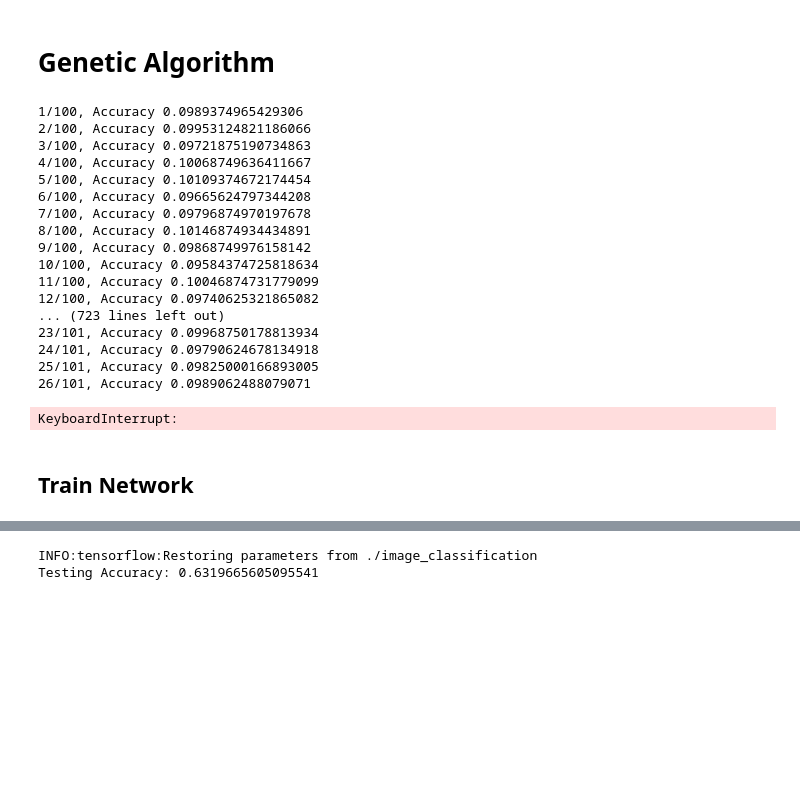
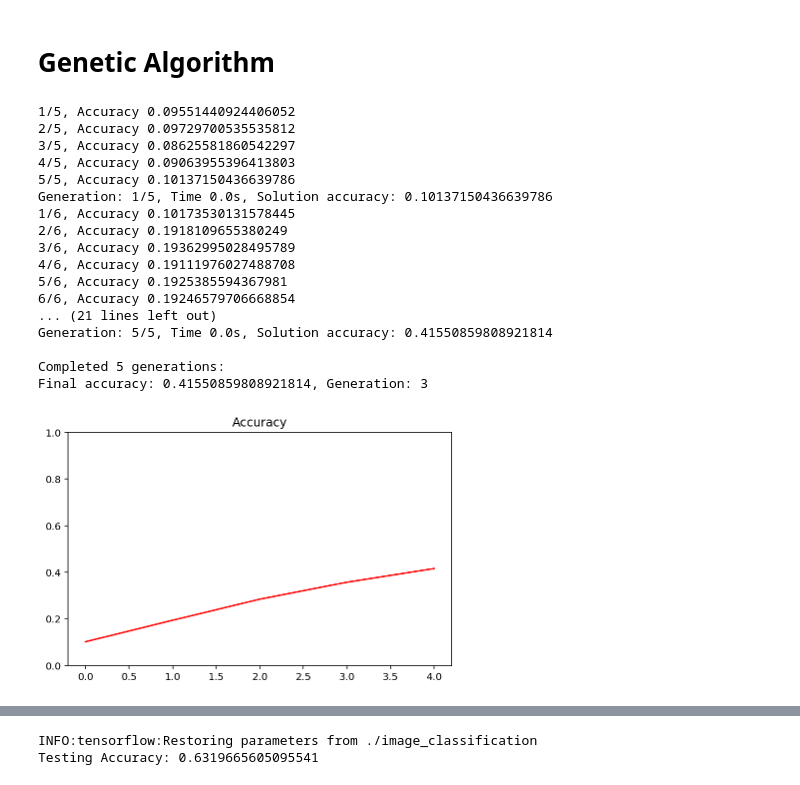
Before and after one commit to Xpitfire/deep-learning, a Jupyter notebook: experiments/Genetic_Algorithm_NN_Weights_Training.ipynb, the cells around one changed output, grey strips where cells are left out. Saved outputs shown, nothing was run; the diff lists cells and outputs as text; code cells hidden in the pictures; blank space fills up the shorter version.

```diff
--- a/experiments/Genetic_Algorithm_NN_Weights_Training.ipynb
+++ b/experiments/Genetic_Algorithm_NN_Weights_Training.ipynb
@@ -291,10 +329,10 @@ class Population(object):
             p.fitness()
             print('{}/{}, Accuracy {}'.format(i+1,
                                               population_length,
-                                              p.score))
+                                              p.accuracy))
 
         self.current_best_individual = self.evaluate_current_best_individual()
-        self.current_best_solution = self.current_best_individual.score
+        self.current_best_solution = self.current_best_individual.accuracy
         if self.global_best_individual == None or self.global_best_solution < self.current_best_solution:
             self.global_best_individual = self.current_best_individual
             self.global_best_solution = self.current_best_solution
@@ -335,7 +373,7 @@ class Population(object):
         self.generation += 1
 
     def evaluate_current_best_individual(self):
-        return max(self.population, key=attrgetter('score'))
+        return max(self.population, key=attrgetter('accuracy'))
 
     def found_solution(self):
         return self.global_best_solution >= self.solution_threshold
@@ -343,52 +381,61 @@ class Population(object):
     def add_individual(self, individual):
         self.population.append(individual)
 
-    def print_score(self):
+    def print_accuracy(self):
         if self.generation == 0:
             return
-        print('Generation: {}/{}, Time {:2.2}s, Solution score: {}'.format(
+        print('Generation: {}/{}, Time {:2.2}s, Solution accuracy: {}'.format(
             self.generation,
             self.max_generations,
             self.global_best_individual.evaluation_time,
             self.global_best_solution))
 # %%
 # hypter-parameters
-max_generations = 10
-population_size = 100
-mutation_rate = 0.05
+max_generations = 5
+population_size = 5
+mutation_rate = .5
 # %%
 def execute(max_generations, population_size, mutation_rate, display_interval=1):
     population = Population(population_size, max_generations)
     population.generate()
+    accuracies = []
     while not population.found_solution() and population.generation < max_generations:
         population.evolve_generation()
         if population.generation % display_interval == 0:
-            population.print_score()
+            population.print_accuracy()
+        accuracies.append(population.global_best_individual.accuracy)
     best_individual = population.global_best_individual
-    print('\nCompleted {} generations:\nFinal score: {}, Generation: {}'.format(
+    print('\nCompleted {} generations:\nFinal accuracy: {}, Generation: {}'.format(
         population.generation,
-        best_individual.score,
+        best_individual.accuracy,
         best_individual.generation))
+
+    acc_plot = plt.subplot(111)
+    acc_plot.set_title('Accuracy')
+    acc_plot.plot(range(max_generations), accuracies, 'r', label='Accuracy')
+    acc_plot.set_ylim([0, 1.0])
+    plt.tight_layout()
+    plt.show()
+
+    return best_individual
 # %%
-execute(max_generations, population_size, mutation_rate)
+best_individ = execute(max_generations, population_size, mutation_rate)
 # %% [output]
-1/100, Accuracy 0.0989374965429306
-2/100, Accuracy 0.09953124821186066
-3/100, Accuracy 0.09721875190734863
-4/100, Accuracy 0.10068749636411667
-5/100, Accuracy 0.10109374672174454
-6/100, Accuracy 0.09665624797344208
-7/100, Accuracy 0.09796874970197678
-8/100, Accuracy 0.10146874934434891
-9/100, Accuracy 0.09868749976158142
-10/100, Accuracy 0.09584374725818634
-11/100, Accuracy 0.10046874731779099
-12/100, Accuracy 0.09740625321865082
-... (723 lines left out)
-23/101, Accuracy 0.09968750178813934
-24/101, Accuracy 0.09790624678134918
-25/101, Accuracy 0.09825000166893005
-26/101, Accuracy 0.0989062488079071
+1/5, Accuracy 0.09551440924406052
+2/5, Accuracy 0.09729700535535812
+3/5, Accuracy 0.08625581860542297
+4/5, Accuracy 0.09063955396413803
+5/5, Accuracy 0.10137150436639786
+Generation: 1/5, Time 0.0s, Solution accuracy: 0.10137150436639786
+1/6, Accuracy 0.10173530131578445
+2/6, Accuracy 0.1918109655380249
+3/6, Accuracy 0.19362995028495789
+4/6, Accuracy 0.19111976027488708
+5/6, Accuracy 0.1925385594367981
+6/6, Accuracy 0.19246579706668854
+... (21 lines left out)
+Generation: 5/5, Time 0.0s, Solution accuracy: 0.41550859808921814
+
+Completed 5 generations:
+Final accuracy: 0.41550859808921814, Generation: 3
-KeyboardInterrupt:
+[figure, added]
-# %% [markdown]
-## Train Network
```
Also changed, not shown: parts of 11 cells of this notebook.
